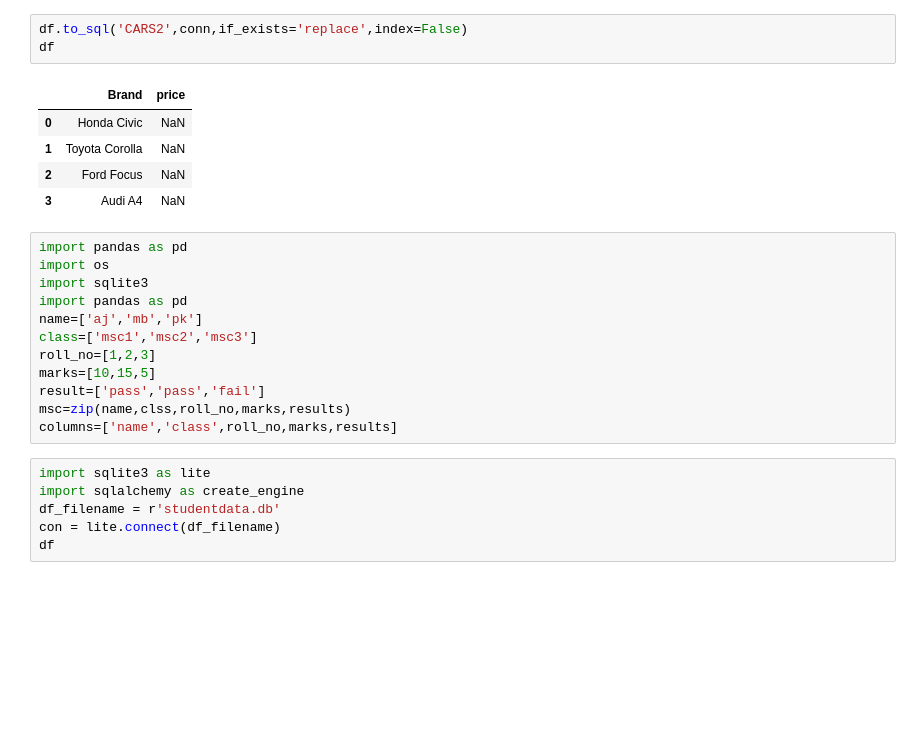
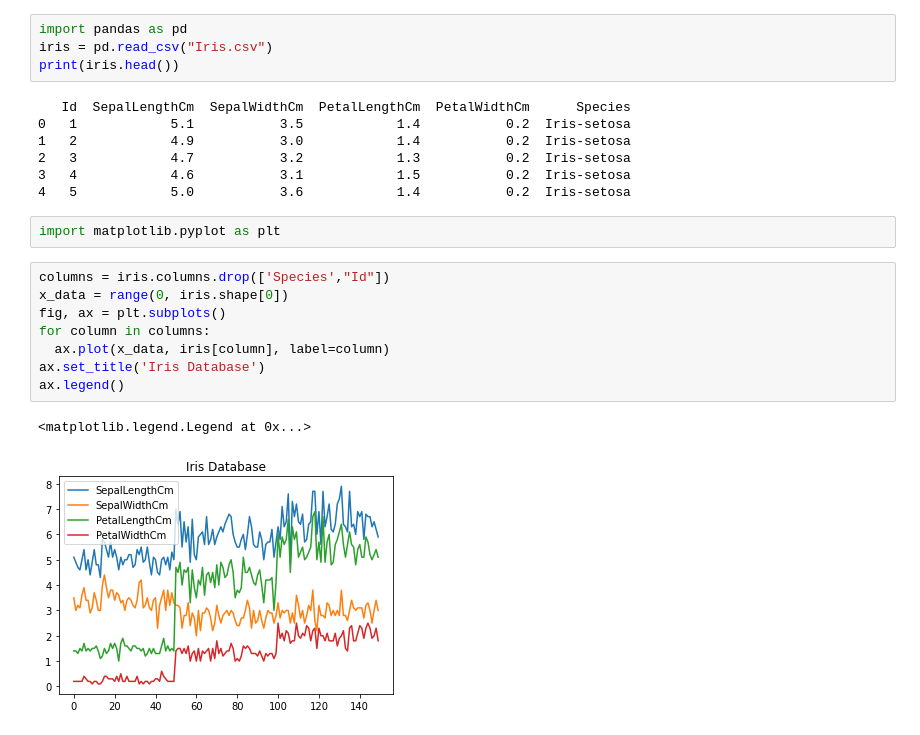
Before and after one commit to Manalibhaskar07/MSC_FDS_528, a Jupyter notebook: Untitled4.ipynb, the cells around one changed output. Saved outputs shown, nothing was run; the diff lists cells and outputs as text; blank space fills up the shorter version.

```diff
--- a/Untitled4.ipynb
+++ b/Untitled4.ipynb
@@ -73,27 +3,24 @@ conn.commit()
-# %%
-df.to_sql('CARS2',conn,if_exists='replace',index=False)
-df
-# %% [output]
-|  | Brand | price |
-| 0 | Honda Civic | NaN |
-| 1 | Toyota Corolla | NaN |
-| 2 | Ford Focus | NaN |
-| 3 | Audi A4 | NaN |
-# %%
-import pandas as pd
-import os
-import sqlite3
-import pandas as pd
-name=['aj','mb','pk']
-class=['msc1','msc2','msc3']
-roll_no=[1,2,3]
-marks=[10,15,5]
-result=['pass','pass','fail']
-msc=zip(name,clss,roll_no,marks,results)
-columns=['name','class',roll_no,marks,results]
-# %%
-import sqlite3 as lite
-import sqlalchemy as create_engine
-df_filename = r'studentdata.db'
-con = lite.connect(df_filename)
-df
+# %%
+import pandas as pd
+iris = pd.read_csv("Iris.csv")
+print(iris.head())
+# %% [output]
+   Id  SepalLengthCm  SepalWidthCm  PetalLengthCm  PetalWidthCm      Species
+0   1            5.1           3.5            1.4           0.2  Iris-setosa
+1   2            4.9           3.0            1.4           0.2  Iris-setosa
+2   3            4.7           3.2            1.3           0.2  Iris-setosa
+3   4            4.6           3.1            1.5           0.2  Iris-setosa
+4   5            5.0           3.6            1.4           0.2  Iris-setosa
+# %%
+import matplotlib.pyplot as plt
+# %%
+columns = iris.columns.drop(['Species',"Id"])
+x_data = range(0, iris.shape[0])
+fig, ax = plt.subplots()
+for column in columns:
+  ax.plot(x_data, iris[column], label=column)
+ax.set_title('Iris Database')
+ax.legend()
+# %% [output]
+<matplotlib.legend.Legend at 0x...>
+[figure, added]
```
Also changed, not shown: parts of 7 cells of this notebook.
